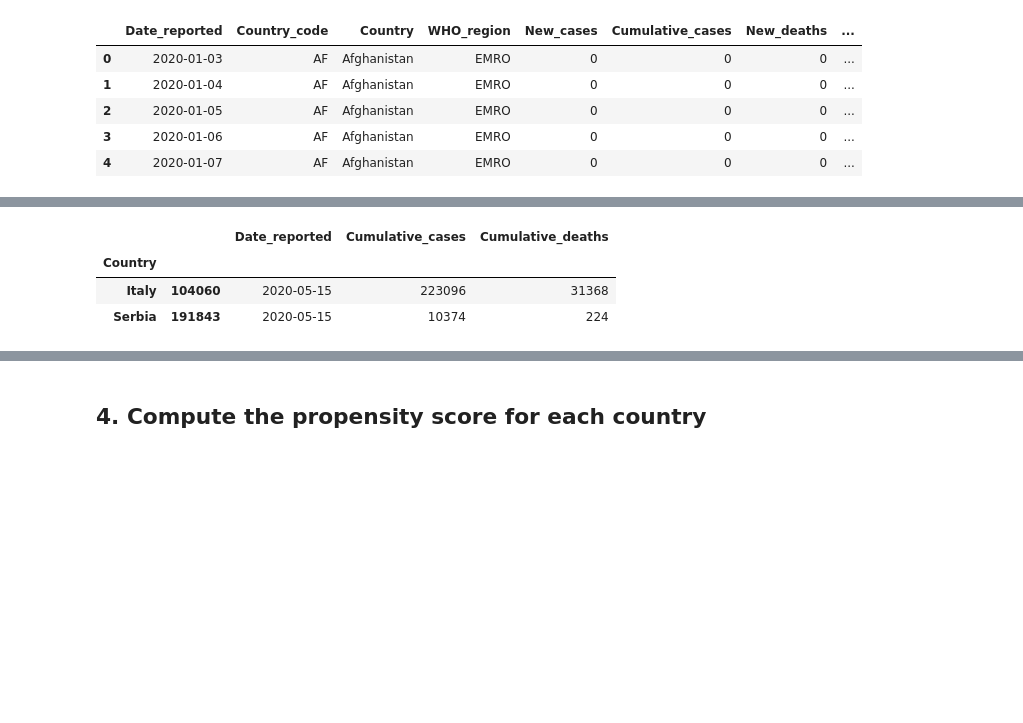
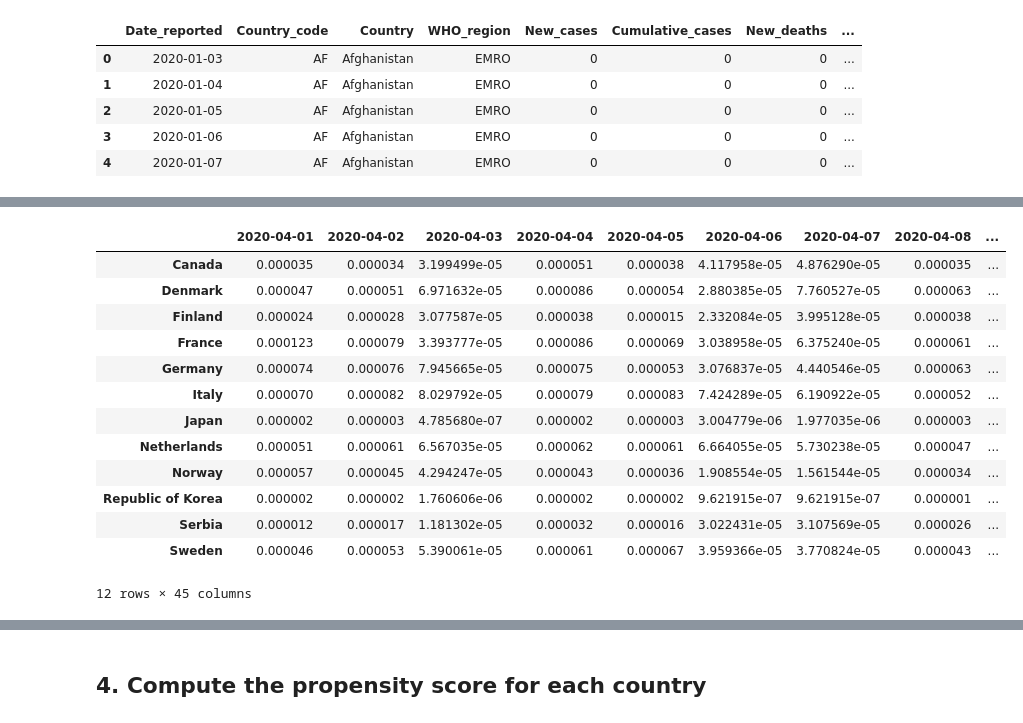
Before and after one commit to RiccardoBrioschi/The-pandemic-through-the-eyes-of-Internet, a Jupyter notebook: RQ3_Effects of attention on covid analysis.ipynb, the cells around one changed output, grey strips where cells are left out. Saved outputs shown, nothing was run; the diff lists cells and outputs as text; code cells hidden in the pictures; blank space fills up the shorter version.

```diff
--- a/RQ3_Effects of attention on covid analysis.ipynb
+++ b/RQ3_Effects of attention on covid analysis.ipynb
@@ -438,6 +1091,7 @@ interventions
 | 12 | en | NaN | NaN | NaN | NaN | NaN | 2020-03-16 | 2020-05-21 |
 # %%
 # get the flag feature describing whether the country had an offical lockdown: 0 - no, 1 - yes
-interventions["Had lockdown"] = interventions["Lockdown"].apply(lambda x : 1 if isinstance(x, str) else 0)
-interventions[["lang", "Had lockdown"]]
+interventions["had_lockdown"] = interventions["Lockdown"].apply(lambda x : 1 if isinstance(x, str) else 0)
+interventions = interventions[["lang", "had_lockdown"]].iloc[:-1]
+interventions
 # %% [output]
@@ -458,5 +1111,7 @@ interventions[["lang", "Had lockdown"]]
 # %%
-# filiter the interventions for our countries of interest
-interventions = interventions[(interventions["lang"] == "it") | (interventions["lang"] == "sr")][["lang", "Had lockdown"]]
+# create a corresponding Country names column
+interventions['Country'] = ["France", "Denmark", "Germany", "Italy", "Netherlands", "Norway", "Serbia", "Sweden", "Republic of Korea",
+                           "Canada", "Finland", "Japan"]
+interventions = interventions[["Country", "had_lockdown"]]
 interventions
 # %% [output]
@@ -466,5 +1131,6 @@ interventions
 # %%
 # add this flag feature to our countries dataset
-countries["Lockdown"] = interventions["Had lockdown"].values
+countries = countries.merge(interventions, on="Country")
+countries.set_index("Country", inplace=True)
 countries
 # %% [output]
@@ -487,3 +1164,6 @@ covid_per_country.head(5)
 | 2 | 2020-01-05 | AF | Afghanistan | EMRO | 0 | 0 | 0 | ... |
 | 3 | 2020-01-06 | AF | Afghanistan | EMRO | 0 | 0 | 0 | ... |
 | 4 | 2020-01-07 | AF | Afghanistan | EMRO | 0 | 0 | 0 | ... |
+# %%
+covid_per_country["Date_reported"] = pd.to_datetime(covid_per_country["Date_reported"])
+covid_per_country.info()
@@ -490,11 +1186,32 @@ covid_per_country.head(5)
 # %%
-# get cumulative number of cases and deaths for the selected countries until the 15th of May, 2020
-covid_per_country = covid_per_country[(covid_per_country["Country"] == "Serbia") | (covid_per_country["Country"] == "Italy")].groupby(
-    "Country").apply(lambda x : x[x["Date_reported"] == "2020-05-15"][["Date_reported", "Cumulative_cases", "Cumulative_deaths"]])
+# get cumulative number of cases and deaths for the selected countries for the period between the 1st of April until the 15th of May, 2020
+covid_countries = None
+for country, data in covid_per_country[covid_per_country["Country"].isin(countries_list)].groupby("Country"):
+    series = {}
+    for date, cases in zip(data['Date_reported'], data['New_cases']):
+        if date < datetime(2020, 4, 1) or date > datetime(2020, 5, 15):
+            continue
+        series[date] = cases / countries.at[country, 'Population']
 
-covid_per_country
+    if covid_countries is None:
+        covid_countries = pd.Series(data=series, name=country).to_frame()
+    else:
+        covid_countries = covid_countries.merge(pd.Series(data=series, name=country), left_index=True, right_index=True)
+
+covid_countries = covid_countries.T
+covid_countries
 # %% [output]
-|  |  | Date_reported | Cumulative_cases | Cumulative_deaths |
-| Country |  |  |  |  |
-| Italy | 104060 | 2020-05-15 | 223096 | 31368 |
-| Serbia | 191843 | 2020-05-15 | 10374 | 224 |
+|  | 2020-04-01 | 2020-04-02 | 2020-04-03 | 2020-04-04 | 2020-04-05 | 2020-04-06 | 2020-04-07 | 2020-04-08 | ... |
+| Canada | 0.000035 | 0.000034 | 3.199499e-05 | 0.000051 | 0.000038 | 4.117958e-05 | 4.876290e-05 | 0.000035 | ... |
+| Denmark | 0.000047 | 0.000051 | 6.971632e-05 | 0.000086 | 0.000054 | 2.880385e-05 | 7.760527e-05 | 0.000063 | ... |
+| Finland | 0.000024 | 0.000028 | 3.077587e-05 | 0.000038 | 0.000015 | 2.332084e-05 | 3.995128e-05 | 0.000038 | ... |
+| France | 0.000123 | 0.000079 | 3.393777e-05 | 0.000086 | 0.000069 | 3.038958e-05 | 6.375240e-05 | 0.000061 | ... |
+| Germany | 0.000074 | 0.000076 | 7.945665e-05 | 0.000075 | 0.000053 | 3.076837e-05 | 4.440546e-05 | 0.000063 | ... |
+| Italy | 0.000070 | 0.000082 | 8.029792e-05 | 0.000079 | 0.000083 | 7.424289e-05 | 6.190922e-05 | 0.000052 | ... |
+| Japan | 0.000002 | 0.000003 | 4.785680e-07 | 0.000002 | 0.000003 | 3.004779e-06 | 1.977035e-06 | 0.000003 | ... |
+| Netherlands | 0.000051 | 0.000061 | 6.567035e-05 | 0.000062 | 0.000061 | 6.664055e-05 | 5.730238e-05 | 0.000047 | ... |
+| Norway | 0.000057 | 0.000045 | 4.294247e-05 | 0.000043 | 0.000036 | 1.908554e-05 | 1.561544e-05 | 0.000034 | ... |
+| Republic of Korea | 0.000002 | 0.000002 | 1.760606e-06 | 0.000002 | 0.000002 | 9.621915e-07 | 9.621915e-07 | 0.000001 | ... |
+| Serbia | 0.000012 | 0.000017 | 1.181302e-05 | 0.000032 | 0.000016 | 3.022431e-05 | 3.107569e-05 | 0.000026 | ... |
+| Sweden | 0.000046 | 0.000053 | 5.390061e-05 | 0.000061 | 0.000067 | 3.959366e-05 | 3.770824e-05 | 0.000043 | ... |
+12 rows × 45 columns
```
Also changed, not shown: parts of 123 cells of this notebook.
